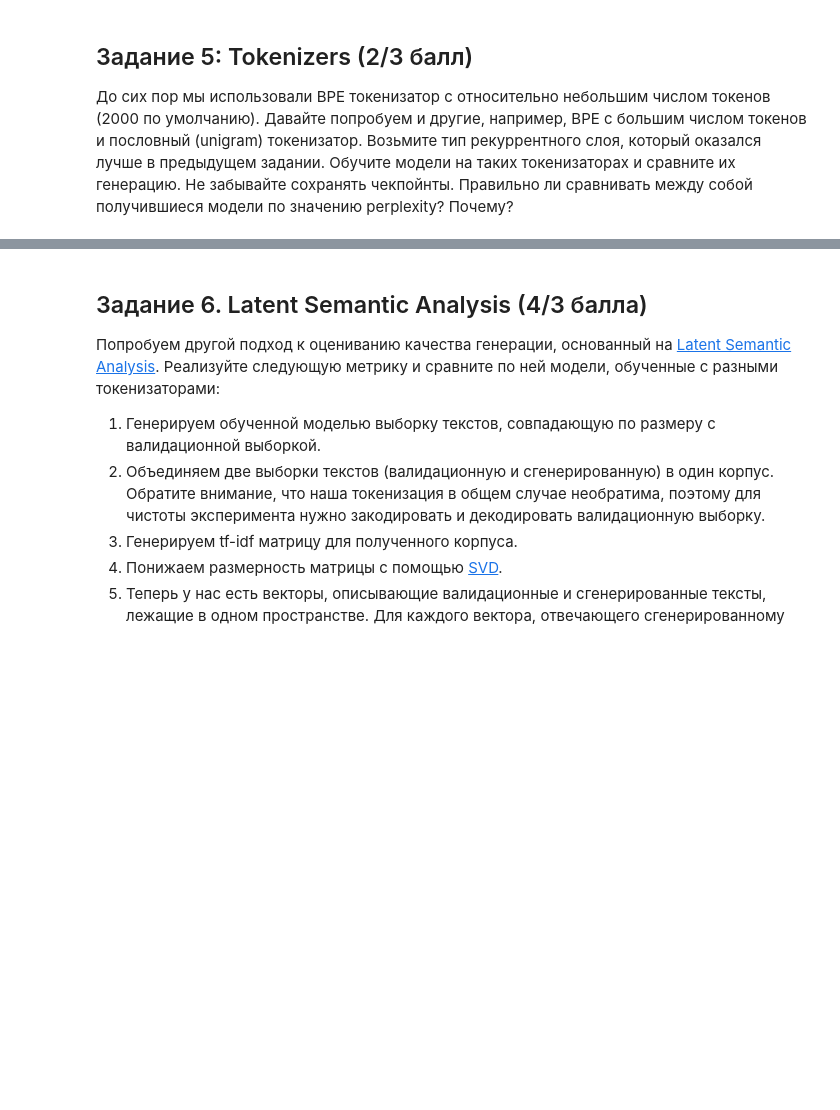
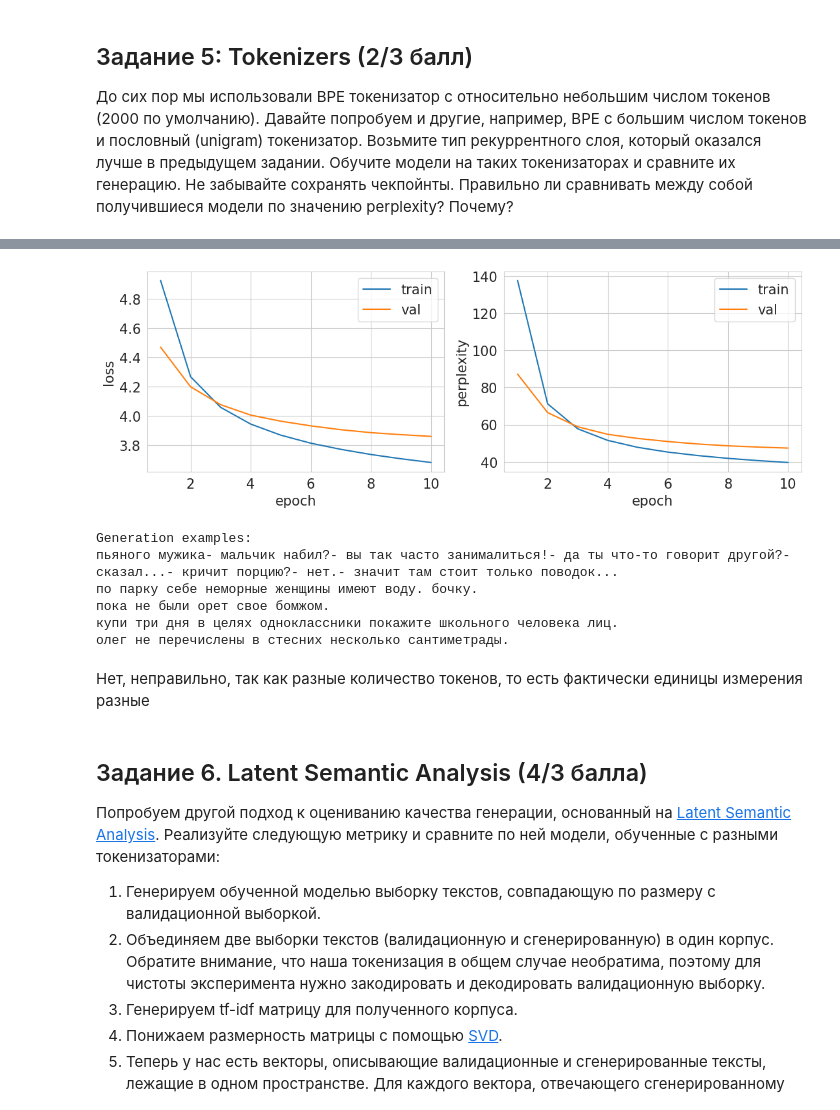
Before and after one commit to TaniaZharova2205/HSE, a Jupyter notebook: DL_1(4)/homeworks/HW4/HW4.ipynb, the cells around one changed output, grey strips where cells are left out. Saved outputs shown, nothing was run; the diff lists cells and outputs as text; code cells hidden in the pictures; blank space fills up the shorter version.

```diff
--- a/DL_1(4)/homeworks/HW4/HW4.ipynb
+++ b/DL_1(4)/homeworks/HW4/HW4.ipynb
@@ -210,0 +241,24 @@ with torch.no_grad():
+# %%
+train_uni = TextDataset("jokes.txt", train=True, sp_model_prefix="uni2000", model_type="unigram")
+val_uni = TextDataset("jokes.txt", train=False, sp_model_prefix="uni2000", model_type="unigram")
+train_uni_loader = DataLoader(train_uni, batch_size=64, shuffle=True, collate_fn=collate_fn)
+val_uni_loader = DataLoader(val_uni, batch_size=64, shuffle=True, collate_fn=collate_fn)
+# %%
+model_uni = LanguageModel(dataset=train_uni, rnn_type=torch.nn.LSTM).to(device)
+optimizer_uni = optim.Adam(model_uni.parameters(), lr=1e-3)
+train(
+    model=model_uni,
+    optimizer=optimizer_uni,
+    scheduler=None,
+    train_loader=train_uni_loader,
+    val_loader=val_uni_loader,
+    num_epochs=10
+)
+# %% [output]
+[figure, added]
+Generation examples:
+пьяного мужика- мальчик набил?- вы так часто занималиться!- да ты что-то говорит другой?- сказал...- кричит порцию?- нет.- значит там стоит только поводок...
+по парку себе неморные женщины имеют воду. бочку.
+пока не были орет свое бомжом.
+купи три дня в целях одноклассники покажите школьного человека лиц.
+олег не перечислены в стесних несколько сантиметрады.
@@ -211,3 +267,5 @@ with torch.no_grad():
+# %% [markdown]
+Нет, неправильно, так как разные количество токенов, то есть фактически единицы измерения разные
 # %% [markdown]
 ## Задание 6. Latent Semantic Analysis (4/3 балла)
 
```
Also changed, not shown: parts of 30 cells of this notebook, 1 other file.
